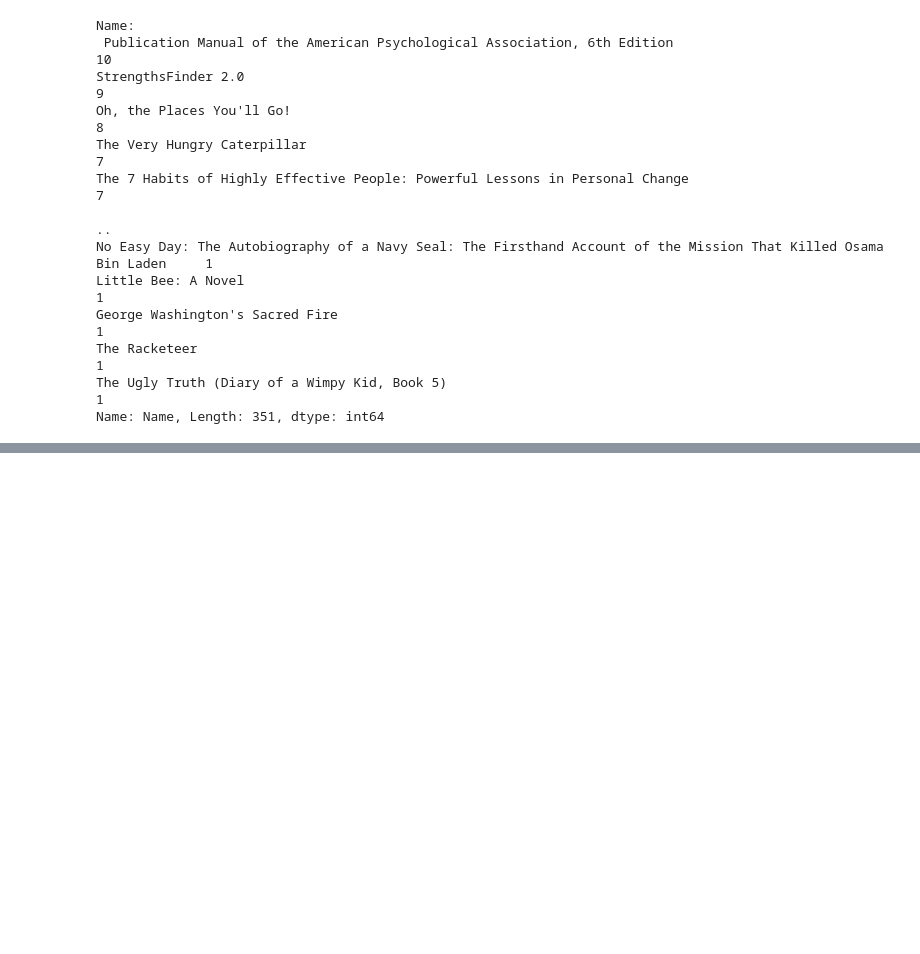
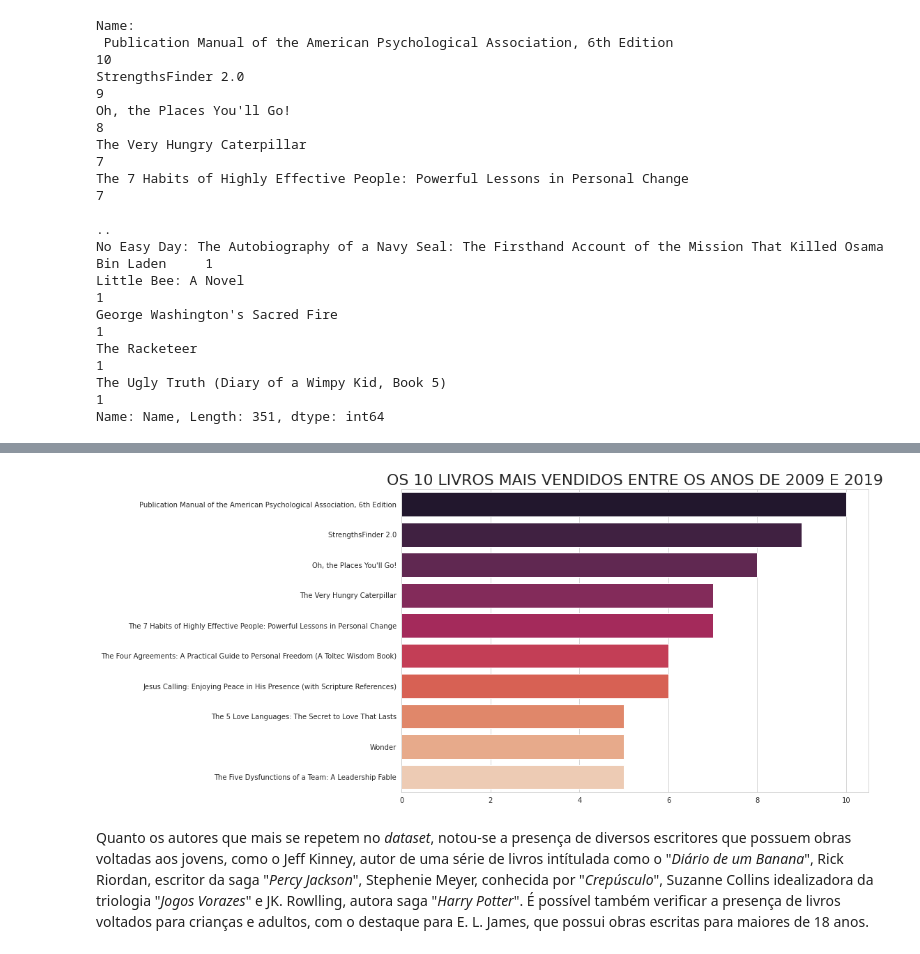
Before and after one commit to victoriapaganotto/Desafio-Final-ShePY, a Jupyter notebook: Desafio_Final_ShePY.ipynb, the cells around one changed output, grey strips where cells are left out. Drawn from its saved outputs; the diff is of its cells as text; code cells hidden in the pictures; blank space fills up the shorter version.

```diff
--- a/Desafio_Final_ShePY.ipynb
+++ b/Desafio_Final_ShePY.ipynb
@@ -46,10 +56,12 @@ Name: Name, Length: 351, dtype: int64
 # %%
 # Quais são os 10 livros que mais se repetem e consequentemente são os mais vendidos da Amazon entre os anos de 2009 e 2019?
 
-import plotly.express as px
+tenbook = booklist ['Name'].value_counts()[:10]
 
-tenbooks = booklist['Name'].value_counts()[:10].rename_axis('Ten Books').reset_index(name='count')
-fig = px.treemap(tenbooks, values='count',title='TOP 7 MULTIPLE TIMES BESTSELLERS')
+fig, ax = plt.subplots(figsize = (12, 8))
+sns.barplot(y = tenbook.index, x = tenbook, ax = ax, palette = 'rocket')
+ax.set_xlabel(None)
+ax.set_title('OS 10 LIVROS MAIS VENDIDOS ENTRE OS ANOS DE 2009 E 2019', fontdict = {'fontsize':22})
 
 fig.show()
 # %% [output]
@@ -56,0 +68,4 @@ fig.show()
+[figure, added]
+# %% [markdown]
+Quanto os autores que mais se repetem no *dataset*, notou-se a presença de diversos escritores que possuem obras voltadas aos jovens, como o Jeff Kinney, autor de uma série de livros intítulada como o "*Diário de um Banana*", Rick Riordan, escritor da saga "*Percy Jackson*", Stephenie Meyer, conhecida por "*Crepúsculo*", Suzanne Collins idealizadora da triologia "*Jogos Vorazes*" e JK. Rowlling, autora saga "*Harry Potter*".
+É possível também verificar a presença de livros voltados para crianças e adultos, com o destaque para E. L. James, que possui obras escritas para maiores de 18 anos.
```
Also changed, not shown: parts of 25 cells of this notebook.
